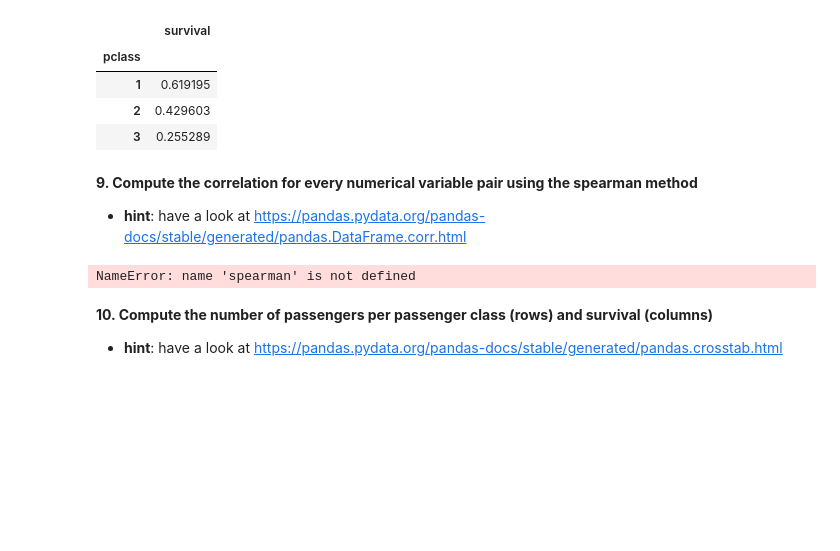
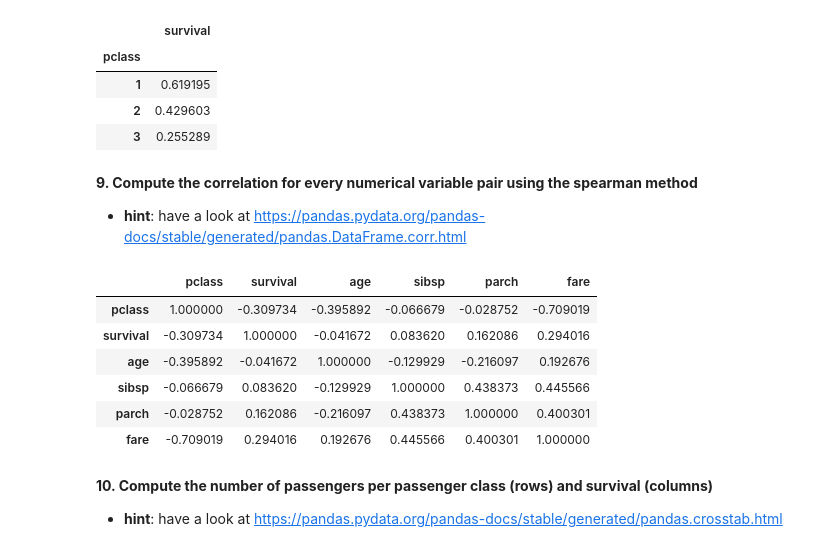
Before and after one commit to jambrr/assignments, a Jupyter notebook: big_data/08-STATS/08-STATS.ipynb, the cells around one changed output. Cells and saved outputs as stored; diff of their text form; code cells hidden in the pictures; blank space fills up the shorter version.

```diff
--- a/big_data/08-STATS/08-STATS.ipynb
+++ b/big_data/08-STATS/08-STATS.ipynb
@@ -320,12 +327,18 @@ __9. Compute the correlation for every numerical variable pair using the spearma
 # %%
 def Q9(df):
     ### BEGIN SOLUTION
-    return df[['pclass', 'survival', 'age', 'sibsp', 'parch', 'ticket', 'fare']].corr(method=spearman)
+    return df[['pclass', 'survival', 'age', 'sibsp', 'parch', 'ticket', 'fare']].corr(method='spearman')
     ### END SOLUTION
 
 Q9(df)
 # %% [output]
-NameError: name 'spearman' is not defined
+|  | pclass | survival | age | sibsp | parch | fare |
+| pclass | 1.000000 | -0.309734 | -0.395892 | -0.066679 | -0.028752 | -0.709019 |
+| survival | -0.309734 | 1.000000 | -0.041672 | 0.083620 | 0.162086 | 0.294016 |
+| age | -0.395892 | -0.041672 | 1.000000 | -0.129929 | -0.216097 | 0.192676 |
+| sibsp | -0.066679 | 0.083620 | -0.129929 | 1.000000 | 0.438373 | 0.445566 |
+| parch | -0.028752 | 0.162086 | -0.216097 | 0.438373 | 1.000000 | 0.400301 |
+| fare | -0.709019 | 0.294016 | 0.192676 | 0.445566 | 0.400301 | 1.000000 |
 # %% [markdown]
 __10. Compute the number of passengers per passenger class (rows) and survival (columns)__
 - __hint__: have a look at https://pandas.pydata.org/pandas-docs/stable/generated/pandas.crosstab.html
```
Also changed, not shown: parts of 6 cells of this notebook, 8 other files.
